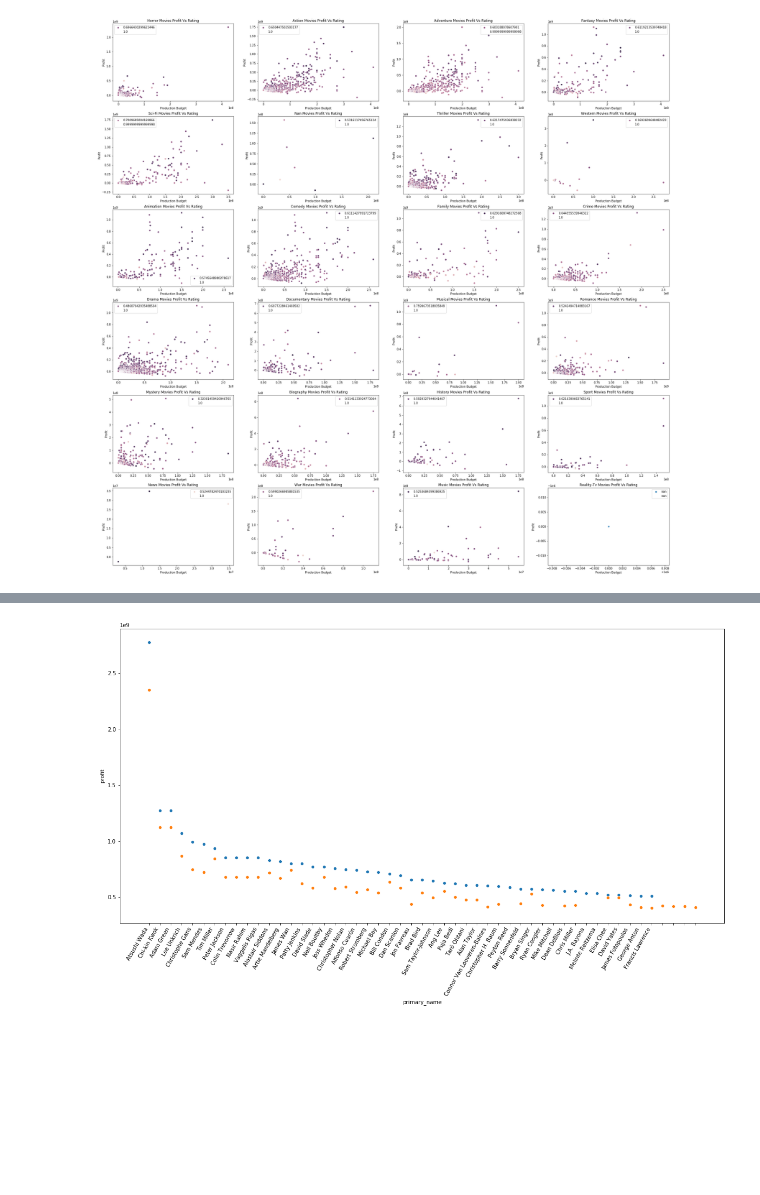
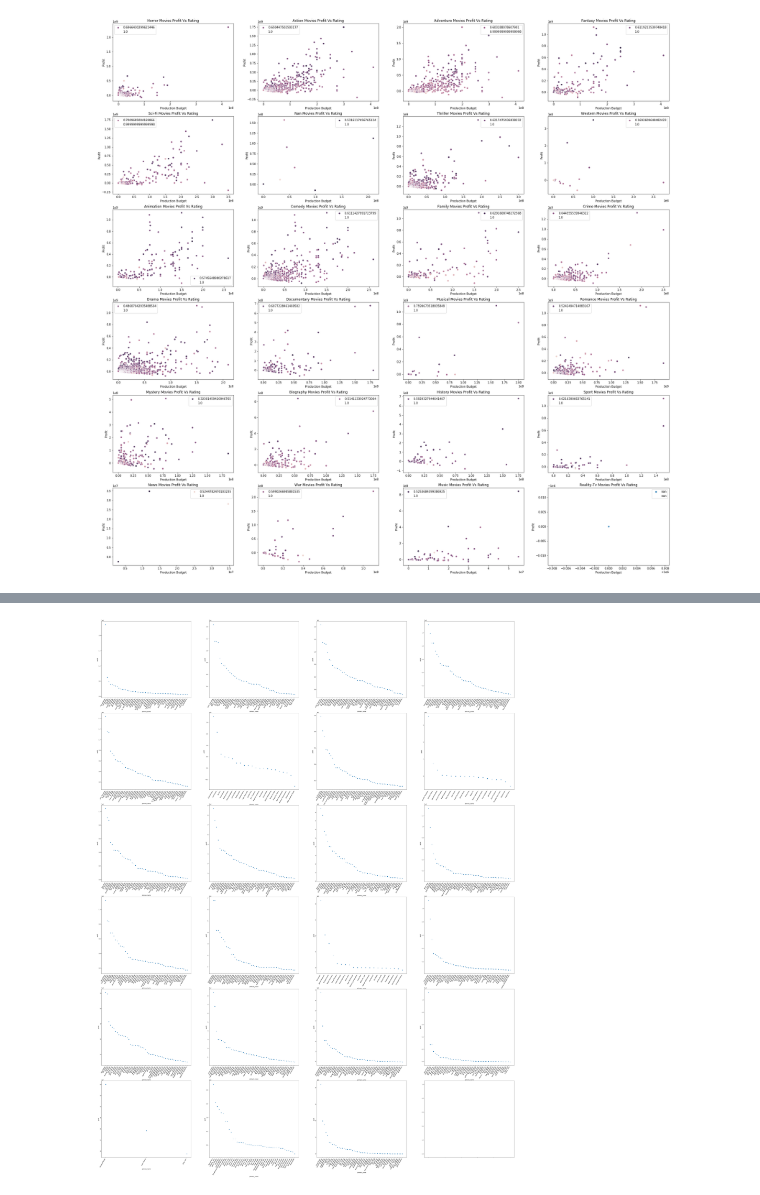
Before and after one commit to minthammock/dsc-mod-1-project-v2-1-onl01-dtsc-pt-041320, a Jupyter notebook: student.ipynb, the cells around one changed output, grey strips where cells are left out. Cells and saved outputs as stored; diff of their text form; code cells hidden in the pictures; blank space fills up the shorter version.

Commit message:
adjusting some of the graphs

```diff
--- a/student.ipynb
+++ b/student.ipynb
@@ -516,21 +502,37 @@ createAThing(dfFinal);
 dfimdbName['isTopDirector'] = dfimdbName['nconst'].isin(dfFinal['directors'])
 temp = dfimdbName.loc[dfimdbName['isTopDirector']]
 dfFinal = dfFinal.merge(temp, how='left', left_on = 'directors', right_on = 'nconst')
+# %%
+# we break out the top 50 grossing movies and their associated directors in each genre
+
+def createAThing(df, categoryArray):
+    plotnumber = 1
+    fig,ax = plt.subplots(figsize = (60,80))
+    for i in genresDict.keys():
+        x = df.loc[df[i]].groupby('primary_name').mean().sort_values('profit', ascending = False).index[:50]
+        y = df.loc[df[i]].groupby('primary_name').mean().sort_values('profit', ascending = False)['profit'][:50]
+        ax = sns.scatterplot(x = x, y = y, ax = plt.subplot(6,4,plotnumber))
+        ax.set_xticklabels(x, rotation= 60, fontdict={'horizontalalignment':'right'});
+        plotnumber = plotnumber +1
+
+
+createAThing(dfFinal, ['worldwide_gross', 'profit'])
+# %% [output]
+[figure, added]
 # %%
+# createAThing(dfFinal);
 def createAThing(df, categoryArray):
-    fig,ax = plt.subplots(figsize = (20,10),
-                          ncols = 1, nrows = 1)
-    for i in categoryArray:
-        x = df.groupby('primary_name').mean().sort_values(i, ascending = False).index[:47]
-        y = df.groupby('primary_name').mean().sort_values(i, ascending = False)[i][:47]
-
-        ax = sns.scatterplot(x = x, y = y, ax = plt.subplot(1,1,1))
+    plotnumber = 1
+    fig,ax = plt.subplots(figsize = (40,40))
+    for i in genresDict.keys():
+        x = df.loc[df[i]].groupby('primary_name').mean().sort_values('profit', ascending = False).index[:50]
+        y = df.loc[df[i]].groupby('primary_name').mean().sort_values('profit', ascending = False)['profit'][:50]
+        ax = sns.scatterplot(x = x, y = y, ax = plt.subplot(6,4,plotnumber))
         ax.set_xticklabels(x, rotation= 60, fontdict={'horizontalalignment':'right'});
+        plotnumber = plotnumber +1
 
 
 createAThing(dfFinal, ['worldwide_gross', 'profit'])
-# %% [output]
-[figure, removed]
 # %%
 #https://www.interviewqs.com/ddi_code_snippets/extract_month_year_pandas
 
```
Also changed, not shown: parts of 9 cells of this notebook.
